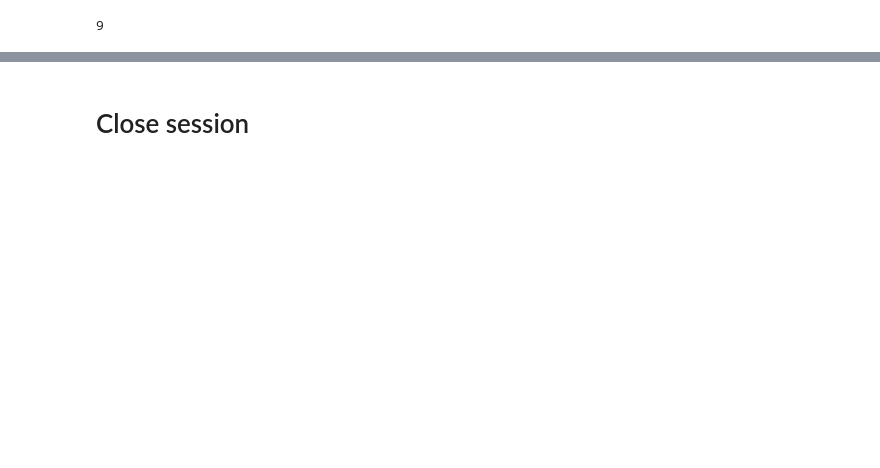
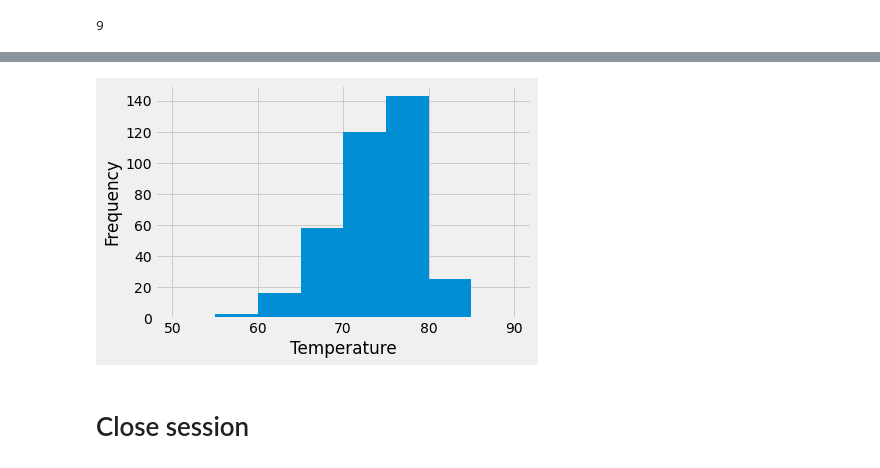
Before and after one commit to habrasek/sqlalchemy-challenge, a Jupyter notebook: climate_starter.ipynb, the cells around one changed output, grey strips where cells are left out. Cells and saved outputs as stored; diff of their text form; code cells hidden in the pictures; blank space fills up the shorter version.

```diff
--- a/climate_starter.ipynb
+++ b/climate_starter.ipynb
@@ -133,0 +137,5 @@ session.query(Measurement.station, func.count(Measurement.station)).group_by(Mea
+# %%
+high_station = session.query(Measurement.station, func.count(Measurement.station)).group_by(Measurement.station).\
+order_by(func.count(Measurement.station).desc()).limit(1).all()
+
+high_station
@@ -136,0 +159,7 @@ session.query(Measurement.station, func.count(Measurement.station)).group_by(Mea
+# %%
+d = session.query(Measurement.date ,Measurement.tobs).filter(Measurement.station == high_station[0][0]).\
+order_by(Measurement.date.desc()).limit(365).all()
+
+df = pd.DataFrame(d, columns = ['date', 'tobs'])
+
+df.head()
@@ -137,5 +173,13 @@ session.query(Measurement.station, func.count(Measurement.station)).group_by(Mea
 # %%
 # Query the last 12 months of temperature observation data for this station.
 # Plot the results as a histogram with bins = 12.
+bins = [50,55,60,65,70,75, 80, 85, 90]
+
+plt.hist(df['tobs'], bins=bins)
+plt.ylabel('Frequency')
+plt.xlabel('Temperature')
+plt.show()
+# %% [output]
+[figure, added]
 # %% [markdown]
 # Close session
```
Also changed, not shown: parts of 8 cells of this notebook.
